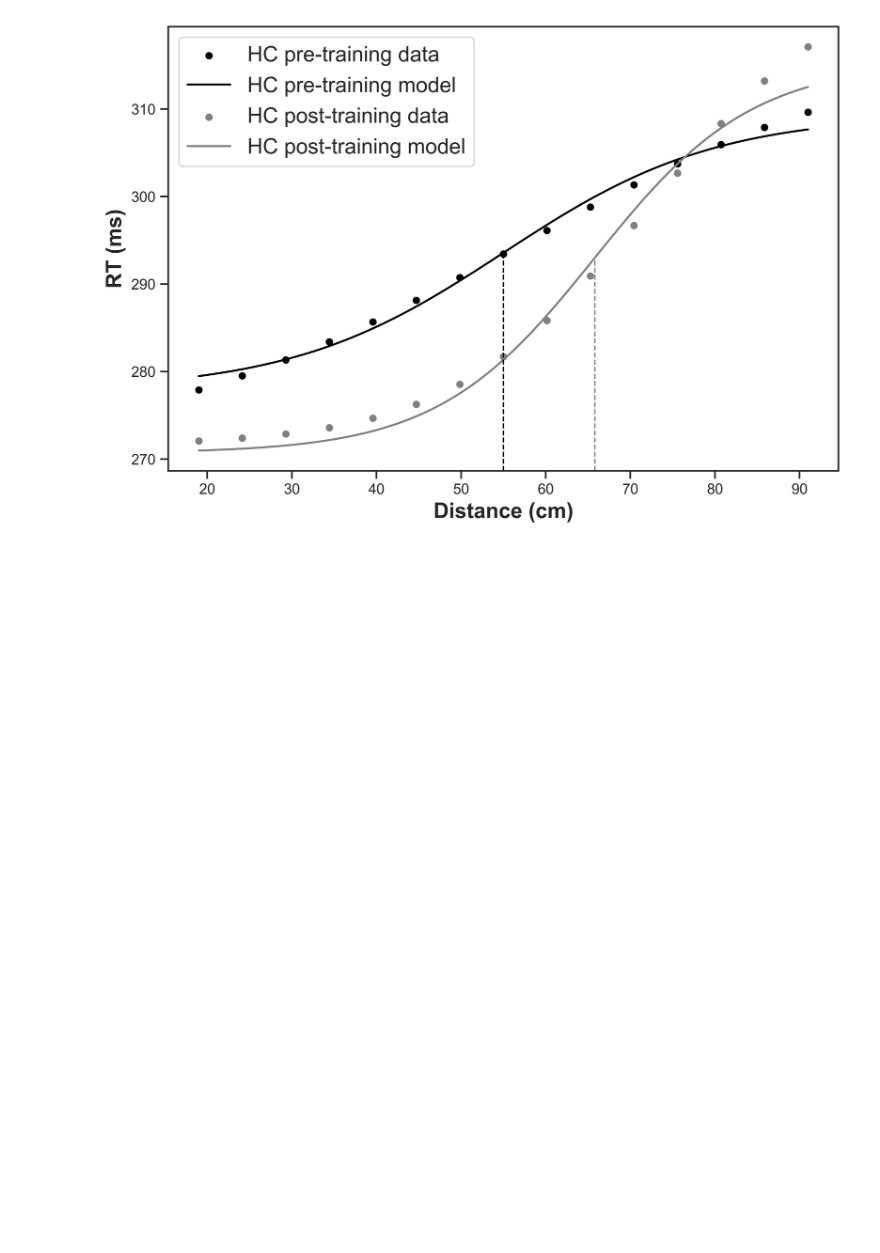
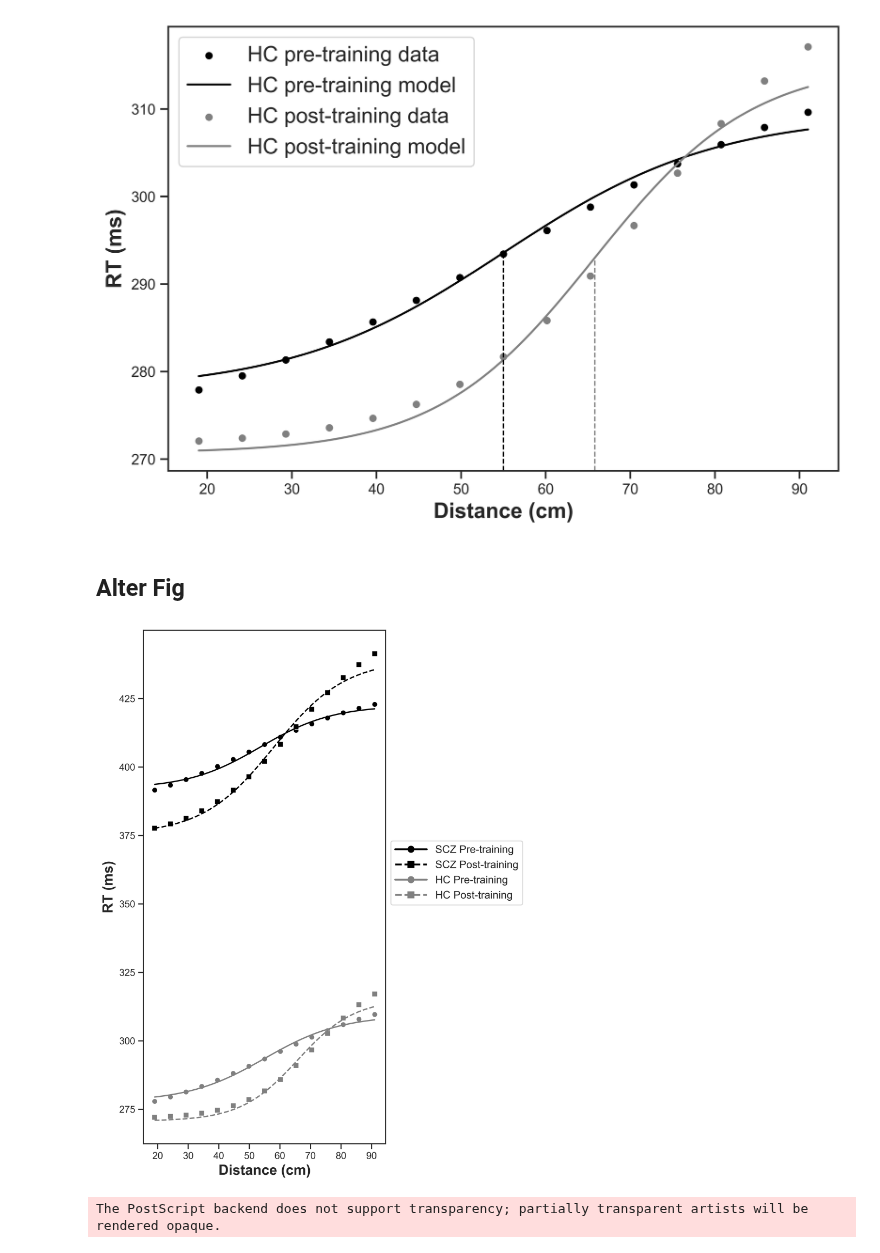
Before and after one commit to renatoparedes/SCZ_PPS_Expansion_Model, a Jupyter notebook: FIG2_Fitting_Plots.ipynb, the cells around one changed output. Saved outputs shown, nothing was run; the diff lists cells and outputs as text; code cells hidden in the pictures; blank space fills up the shorter version.

```diff
--- a/FIG2_Fitting_Plots.ipynb
+++ b/FIG2_Fitting_Plots.ipynb
@@ -481,3 +481,74 @@ fig.savefig("drafts/FIG0.eps", bbox_inches="tight", format="eps")
 # %% [output]
 The PostScript backend does not support transparency; partially transparent artists will be rendered opaque.
 [figure]
+# %% [markdown]
+## Alter Fig
+# %%
+import matplotlib.pyplot as plt
+import seaborn as sns
+from matplotlib.lines import Line2D
+
+fig, ax1 = plt.subplots(1, 1, figsize=(7, 9), dpi=600)
+
+# --- Plotting ---
+# (Keep your plotting code as is, ensuring labels are removed)
+sns.scatterplot(x=a_distances, y=SCZ_RTs, ax=ax1, color="black", marker="o")
+sns.lineplot(x=model_a_distances, y=SCZ_Model_RTs_pre_fit, ax=ax1, color="black")
+
+sns.scatterplot(x=a_distances, y=SCZ_RTs_post, ax=ax1, color="black", marker="s")
+sns.lineplot(x=model_a_distances, y=SCZ_Model_RTs_post_rho_fit, ax=ax1, color="black", linestyle="--")
+
+sns.scatterplot(x=a_distances, y=HC_RTs, ax=ax1, color="gray", marker="o")
+sns.lineplot(x=model_a_distances, y=HC_Model_RTs_pre_fit, ax=ax1, color="gray")
+
+sns.scatterplot(x=a_distances, y=HC_RTs_post, ax=ax1, color="gray", marker='s')
+sns.lineplot(x=model_a_distances, y=HC_Model_RTs_post_fit, ax=ax1, color="gray", linestyle="--")
+
+# 1. Define a single Line2D object for each legend entry that includes BOTH line and marker properties
+scz_pre_handle = Line2D([0], [0], color='black', linestyle='-', marker='o', lw=2, markersize=7)
+scz_post_handle = Line2D([0], [0], color='black', linestyle='--', marker='s', lw=2, markersize=7)
+hc_pre_handle = Line2D([0], [0], color='gray', linestyle='-', marker='o', lw=2, markersize=7)
+hc_post_handle = Line2D([0], [0], color='gray', linestyle='--', marker='s', lw=2, markersize=7)
+
+# 2. Group the single handles together
+handles = [scz_pre_handle, scz_post_handle, hc_pre_handle, hc_post_handle]
+labels = ['SCZ Pre-training', 'SCZ Post-training', 'HC Pre-training', 'HC Post-training']
+
+# 3. Create the legend
+ax1.legend(
+    handles=handles,
+    labels=labels,
+    handlelength=3, # Slightly increased so the line extends nicely past the marker
+    fontsize=12,
+    bbox_to_anchor=(1, 0.6),
+    loc='upper left',
+    frameon=True
+)
+
+ax1.set_xlabel("Distance (cm)", size=16)
+ax1.set_ylabel("RT (ms)", size=16)
+
+plt.tight_layout()
+plt.show()
+fig.savefig("drafts/FIG0.eps", bbox_inches="tight", format="eps")
+
+#ax1.axvline(x=SCZ_CP_Model_pre, color="black", linestyle="--", linewidth=1, ymax=0.47)
+#ax1.axvline(
+#    x=SCZ_CP_Model_post_rho, color="gray", linestyle="--", linewidth=1, ymax=0.46
+#)
+#ax1.axvline(x=SCZ_CP_Model_post, color="gray", linestyle="--", linewidth=1, ymax=0.53)
+
+#ax1.axvline(x=HC_CP_Model_pre, color="black", linewidth=1, ymax=0.495, linestyle="--")
+#ax1.axvline(x=HC_CP_Model_post, color="gray", linewidth=1, ymax=0.482, linestyle="--")
+
+#sns.lineplot(
+#    x=model_a_distances,
+#    y=SCZ_Model_RTs_post_fit,
+#    label="SCZ $L_{ex}^{s}$ - " + r"$\rho_{{W}^{s}}$ - post-training",
+#    ax=ax1,
+#    linestyle=":",
+#    color="black",
+#)
+# %% [output]
+[figure, added]
+The PostScript backend does not support transparency; partially transparent artists will be rendered opaque.
```
Also changed, not shown: parts of 1 cell of this notebook, 1 other file.
